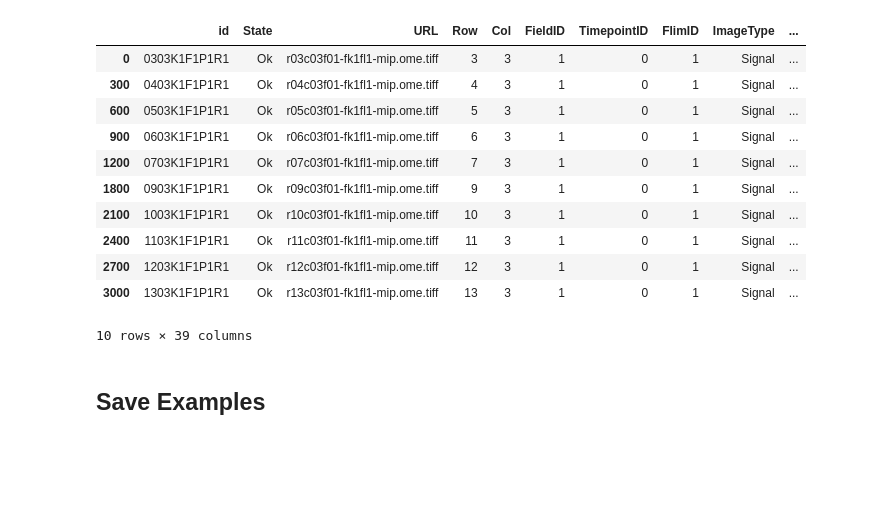
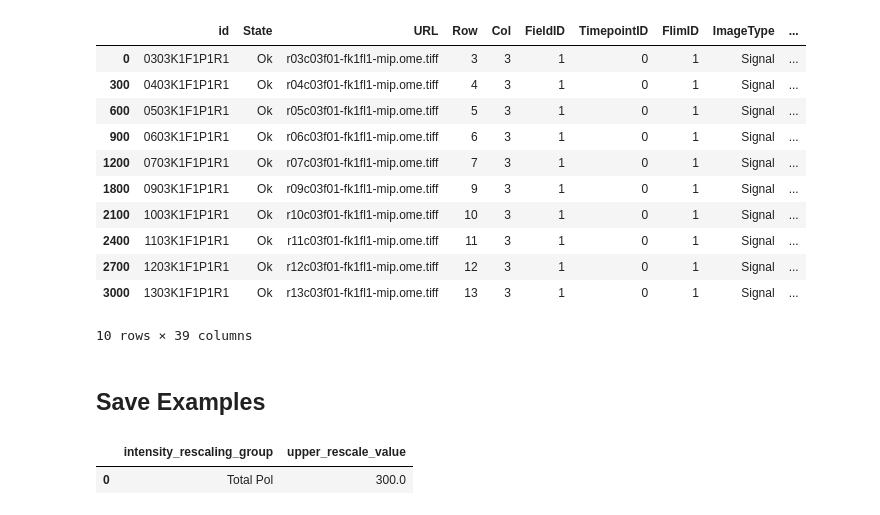
Before and after one commit to berrygroup/publications, a Jupyter notebook: 2024_ARMC5/hct116_inhibitors_IF/save_publication_images_IF.ipynb, the cells around one changed output. Drawn from its saved outputs; the diff is of its cells as text; code cells hidden in the pictures; blank space fills up the shorter version.

```diff
--- a/2024_ARMC5/hct116_inhibitors_IF/save_publication_images_IF.ipynb
+++ b/2024_ARMC5/hct116_inhibitors_IF/save_publication_images_IF.ipynb
@@ -131,8 +131,8 @@ image_metadata_annotated.query(
 ## Save Examples
 # %%
 example_images = image_metadata_annotated.query("FieldID == 4 & PRIMARY!='No primary'")[['URL','PRIMARY','SECONDARY','CELL','SIRNA','WellName','DRUG','DRUG TIME MINUTES']]
-example_images['new_filename'] = example_images['SIRNA'] + '_' + example_images['PRIMARY'] + '_' + example_images['SECONDARY'] + '_' + example_images['DRUG'] + '_' + str(example_images['DRUG TIME MINUTES']) + '_' + example_images['WellName'] + '.png'
-example_images['new_filename_overlay'] = example_images['SIRNA'] + '_' + example_images['PRIMARY'] + '_' + example_images['SECONDARY'] + '_' + example_images['DRUG'] + '_' + str(example_images['DRUG TIME MINUTES']) + '_' + example_images['WellName'] + '_nuclei.png'
+example_images['new_filename'] = example_images['SIRNA'] + '_' + example_images['PRIMARY'] + '_' + example_images['SECONDARY'] + '_' + example_images['DRUG'] + '_' + example_images['DRUG TIME MINUTES'].apply(str) + '_' + example_images['WellName'] + '.png'
+example_images['new_filename_overlay'] = example_images['SIRNA'] + '_' + example_images['PRIMARY'] + '_' + example_images['SECONDARY'] + '_' + example_images['DRUG'] + '_' + example_images['DRUG TIME MINUTES'].apply(str) + '_' + example_images['WellName'] + '_nuclei.png'
 example_images['filename_segmentation'] = 'nuclei_' + example_images['URL']
 example_images['intensity_rescaling_group'] = example_images['PRIMARY']
 # %%
@@ -160,6 +160,11 @@ for group_name, group_data in example_images_grouped:
 upper_rescale_values_df = pd.DataFrame(upper_rescale_values.items(), columns=['intensity_rescaling_group','upper_rescale_value'])
 upper_rescale_values_df
 example_images = example_images.merge(upper_rescale_values_df,on="intensity_rescaling_group")
+# %%
+upper_rescale_values_df
+# %% [output]
+|  | intensity_rescaling_group | upper_rescale_value |
+| 0 | Total Pol | 300.0 |
 # %%
 %%capture
 for index, row in example_images.iterrows():
```
